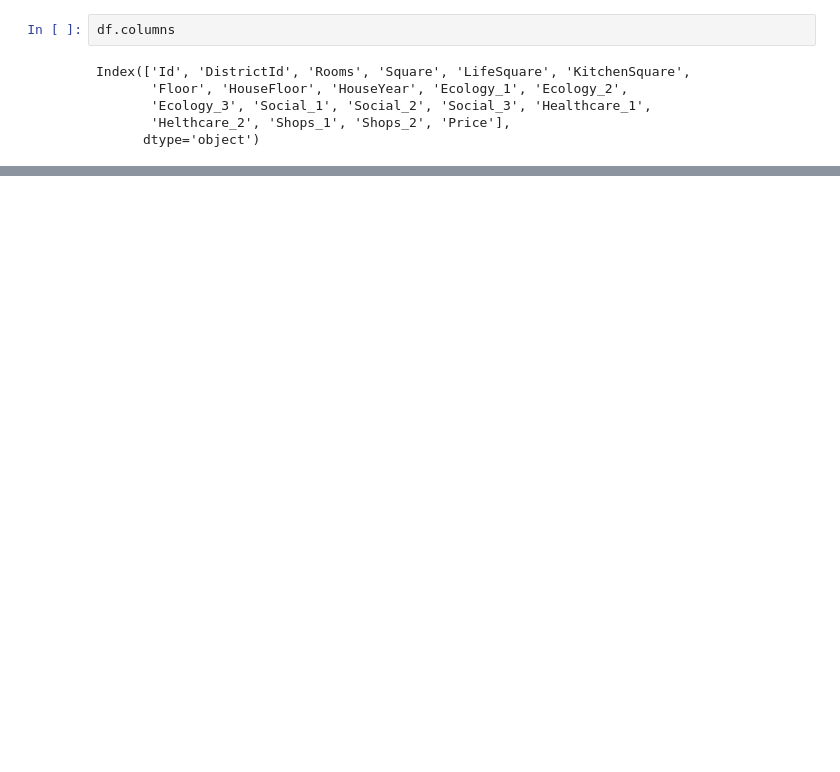
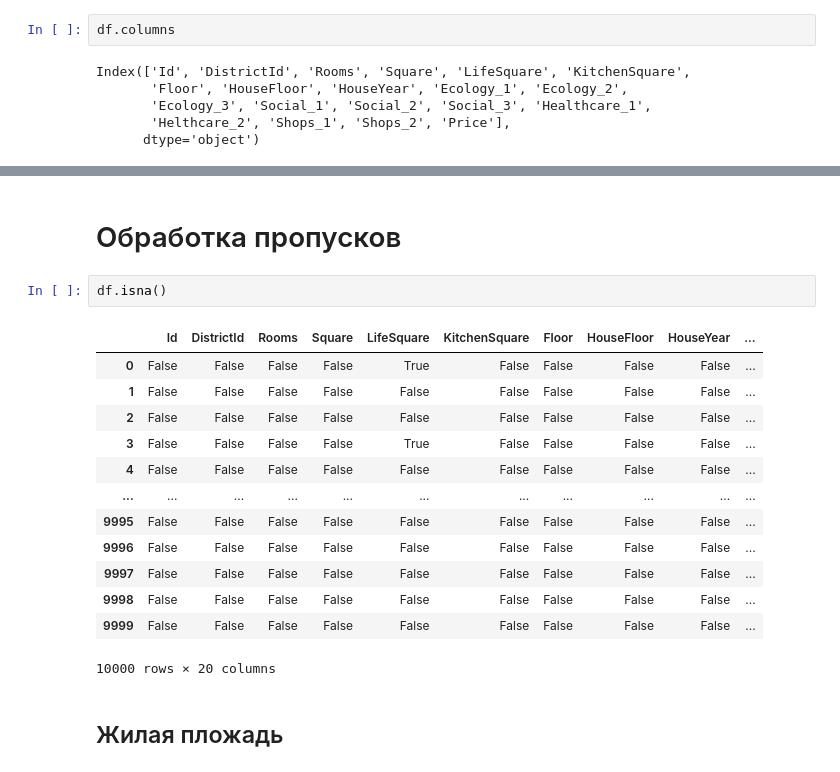
Before and after one commit to vit050587/Kaggle-Competition-Price-Prediction, a Jupyter notebook: Price_Prediction.ipynb, the cells around one changed output, grey strips where cells are left out. Saved outputs shown, nothing was run; the diff lists cells and outputs as text; blank space fills up the shorter version.

```diff
--- a/Price_Prediction.ipynb
+++ b/Price_Prediction.ipynb
@@ -74,0 +171,20 @@ Index(['Id', 'DistrictId', 'Rooms', 'Square', 'LifeSquare', 'KitchenSquare',
+# %% [markdown]
+# Обработка пропусков
+# %%
+df.isna()
+# %% [output]
+|  | Id | DistrictId | Rooms | Square | LifeSquare | KitchenSquare | Floor | HouseFloor | HouseYear | ... |
+| 0 | False | False | False | False | True | False | False | False | False | ... |
+| 1 | False | False | False | False | False | False | False | False | False | ... |
+| 2 | False | False | False | False | False | False | False | False | False | ... |
+| 3 | False | False | False | False | True | False | False | False | False | ... |
+| 4 | False | False | False | False | False | False | False | False | False | ... |
+| ... | ... | ... | ... | ... | ... | ... | ... | ... | ... | ... |
+| 9995 | False | False | False | False | False | False | False | False | False | ... |
+| 9996 | False | False | False | False | False | False | False | False | False | ... |
+| 9997 | False | False | False | False | False | False | False | False | False | ... |
+| 9998 | False | False | False | False | False | False | False | False | False | ... |
+| 9999 | False | False | False | False | False | False | False | False | False | ... |
+10000 rows × 20 columns
+# %% [markdown]
+## Жилая пложадь
```
Also changed, not shown: parts of 41 cells of this notebook.
